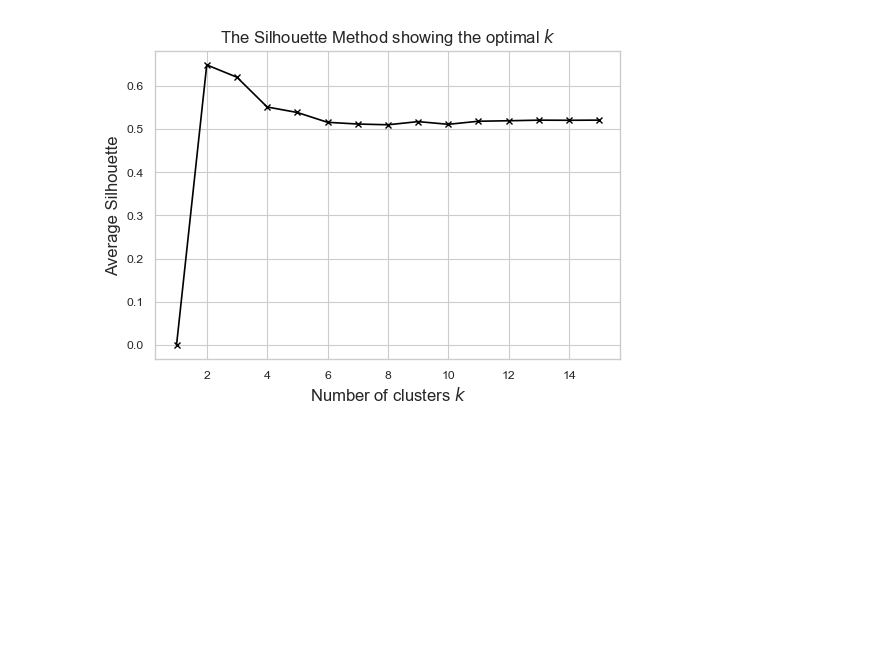
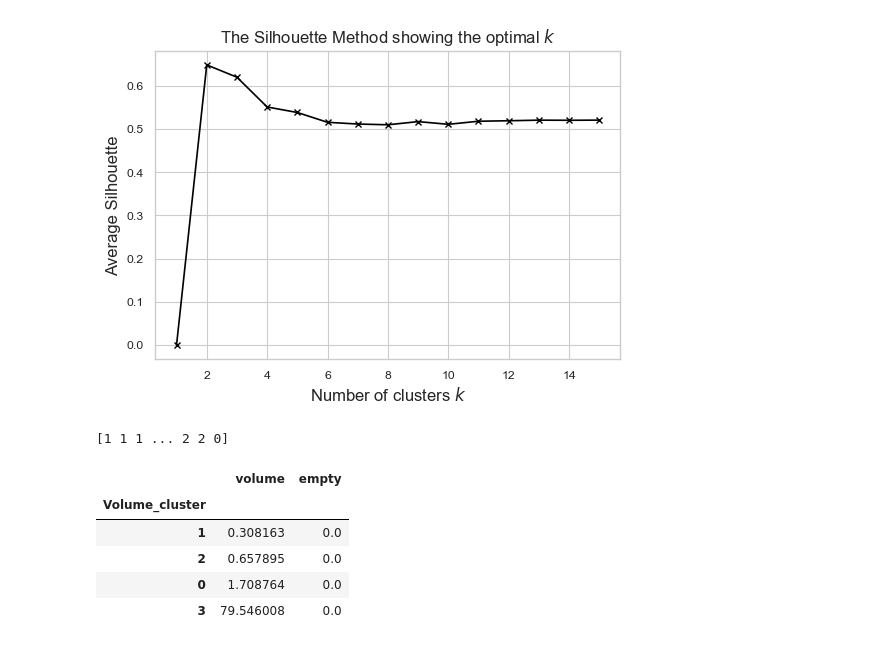
Before and after one commit to brookefzy/pitaya, a Jupyter notebook: ClusterSpacewithMobility/02_lab.ipynb, the cells around one changed output. Cells and saved outputs as stored; diff of their text form; code cells hidden in the pictures; blank space fills up the shorter version.

```diff
--- a/ClusterSpacewithMobility/02_lab.ipynb
+++ b/ClusterSpacewithMobility/02_lab.ipynb
@@ -347,3 +345,21 @@ plt.savefig(os.path.join(figpath,"silhouette_volume_{}.png".format(radius)), dpi
 plt.show()
 # %% [output]
 [figure]
+# %%
+# Choose the best cluster size as 4, WHY NOT CHOOSING 2 directly?
+fcm_vol = FCM(n_clusters=4)
+fcm_vol.fit(volume_log)
+pred_vol = fcm_vol.predict(volume_log)
+print(pred_vol)
+voldf = pd.DataFrame(volume, columns = ['volume','empty']) # empty is a placeholder
+voldf['Volume_cluster'] = pred_vol
+volsum = voldf.groupby('Volume_cluster').mean().sort_values('volume')
+volsum
+# %% [output]
+[1 1 1 ... 2 2 0]
+|  | volume | empty |
+| Volume_cluster |  |  |
+| 1 | 0.308163 | 0.0 |
+| 2 | 0.657895 | 0.0 |
+| 0 | 1.708764 | 0.0 |
+| 3 | 79.546008 | 0.0 |
```
Also changed, not shown: parts of 12 cells of this notebook, 5 other files.
